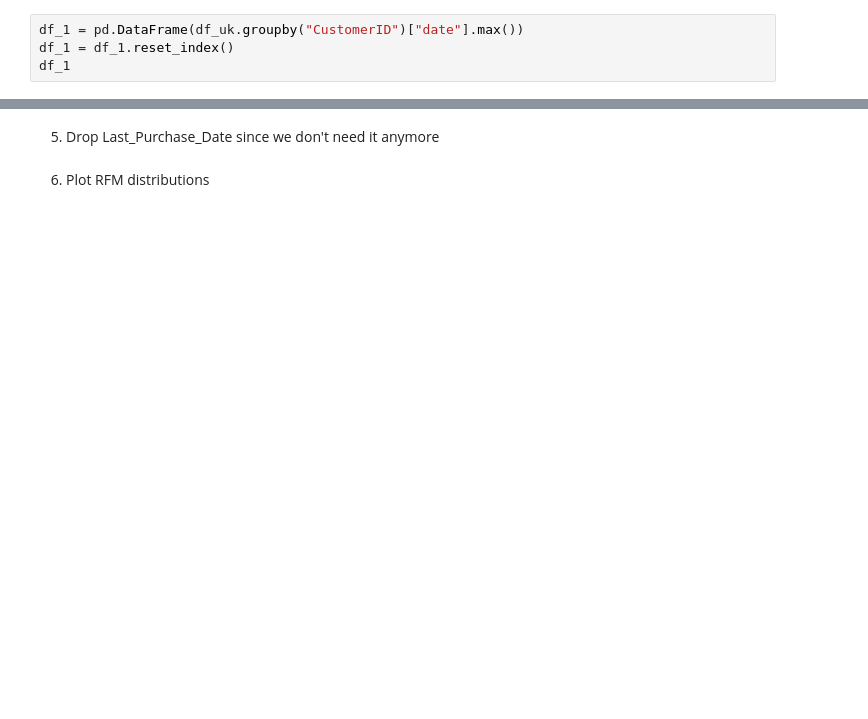
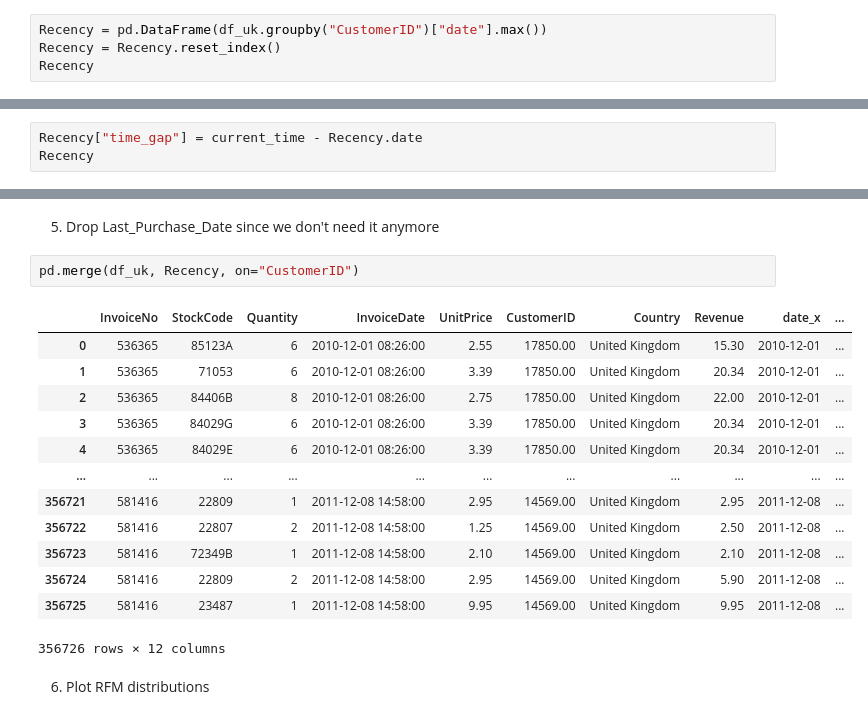
Before and after one commit to habip-bingol/Projects, a Jupyter notebook: ML_Projects/Capstone Projects/Customer_Segmentation/Customer_Segmentation_Student_Notebook_Capstone_1_V2.ipynb, the cells around one changed output, grey strips where cells are left out. Cells and saved outputs as stored; diff of their text form; blank space fills up the shorter version.

```diff
--- a/ML_Projects/Capstone Projects/Customer_Segmentation/Customer_Segmentation_Student_Notebook_Capstone_1_V2.ipynb
+++ b/ML_Projects/Capstone Projects/Customer_Segmentation/Customer_Segmentation_Student_Notebook_Capstone_1_V2.ipynb
@@ -960,9 +960,9 @@ Name: date, Length: 356728, dtype: object
 # %% [markdown]
 3. Group by CustomerID and check the last date of purchase
 # %%
-df_1 = pd.DataFrame(df_uk.groupby("CustomerID")["date"].max())
-df_1 = df_1.reset_index()
-df_1
+Recency = pd.DataFrame(df_uk.groupby("CustomerID")["date"].max())
+Recency = Recency.reset_index()
+Recency
 # %% [output]
 |  | CustomerID | date |
 | 0 | 12346.00 | 2011-01-18 |
@@ -1032,0 +982,3 @@ df_uk
+# %%
+Recency["time_gap"] = current_time - Recency.date
+Recency
@@ -1055,5 +1017,21 @@ memory usage: 27.2+ MB
 # %% [markdown]
 5. Drop Last_Purchase_Date since we don't need it anymore
+# %%
+pd.merge(df_uk, Recency, on="CustomerID")
+# %% [output]
+|  | InvoiceNo | StockCode | Quantity | InvoiceDate | UnitPrice | CustomerID | Country | Revenue | date_x | ... |
+| 0 | 536365 | 85123A | 6 | 2010-12-01 08:26:00 | 2.55 | 17850.00 | United Kingdom | 15.30 | 2010-12-01 | ... |
+| 1 | 536365 | 71053 | 6 | 2010-12-01 08:26:00 | 3.39 | 17850.00 | United Kingdom | 20.34 | 2010-12-01 | ... |
+| 2 | 536365 | 84406B | 8 | 2010-12-01 08:26:00 | 2.75 | 17850.00 | United Kingdom | 22.00 | 2010-12-01 | ... |
+| 3 | 536365 | 84029G | 6 | 2010-12-01 08:26:00 | 3.39 | 17850.00 | United Kingdom | 20.34 | 2010-12-01 | ... |
+| 4 | 536365 | 84029E | 6 | 2010-12-01 08:26:00 | 3.39 | 17850.00 | United Kingdom | 20.34 | 2010-12-01 | ... |
+| ... | ... | ... | ... | ... | ... | ... | ... | ... | ... | ... |
+| 356721 | 581416 | 22809 | 1 | 2011-12-08 14:58:00 | 2.95 | 14569.00 | United Kingdom | 2.95 | 2011-12-08 | ... |
+| 356722 | 581416 | 22807 | 2 | 2011-12-08 14:58:00 | 1.25 | 14569.00 | United Kingdom | 2.50 | 2011-12-08 | ... |
+| 356723 | 581416 | 72349B | 1 | 2011-12-08 14:58:00 | 2.10 | 14569.00 | United Kingdom | 2.10 | 2011-12-08 | ... |
+| 356724 | 581416 | 22809 | 2 | 2011-12-08 14:58:00 | 2.95 | 14569.00 | United Kingdom | 5.90 | 2011-12-08 | ... |
+| 356725 | 581416 | 23487 | 1 | 2011-12-08 14:58:00 | 9.95 | 14569.00 | United Kingdom | 9.95 | 2011-12-08 | ... |
+356726 rows × 12 columns
 # %% [markdown]
 6. Plot RFM distributions
 # %%
```
Also changed, not shown: parts of 32 cells of this notebook.
